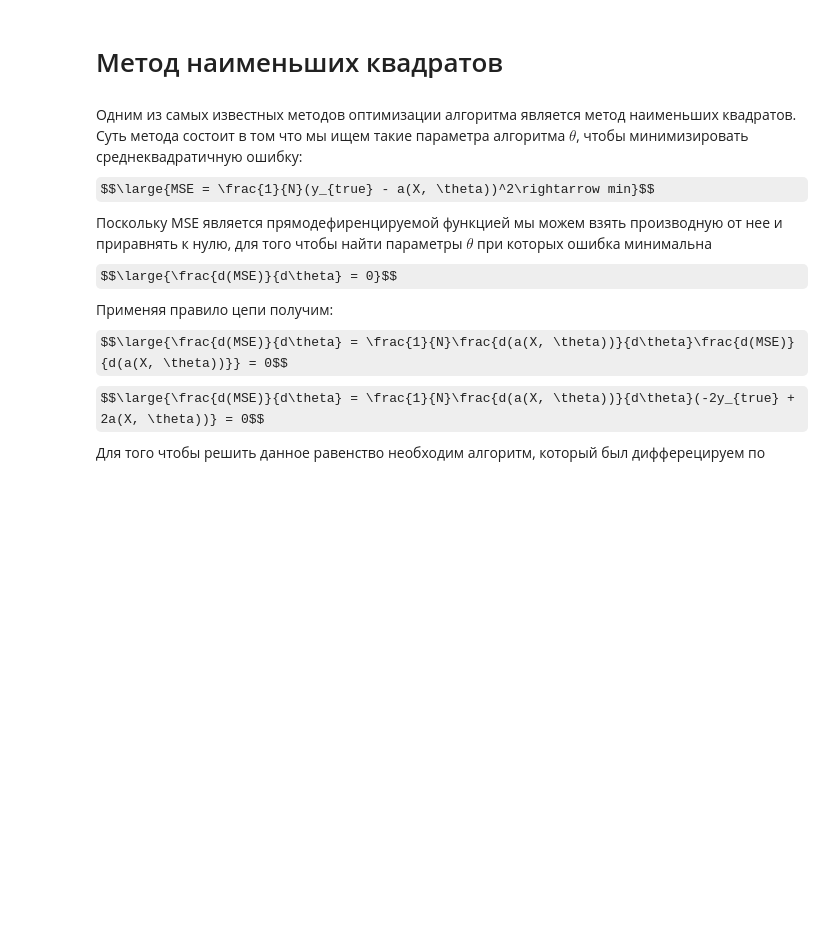
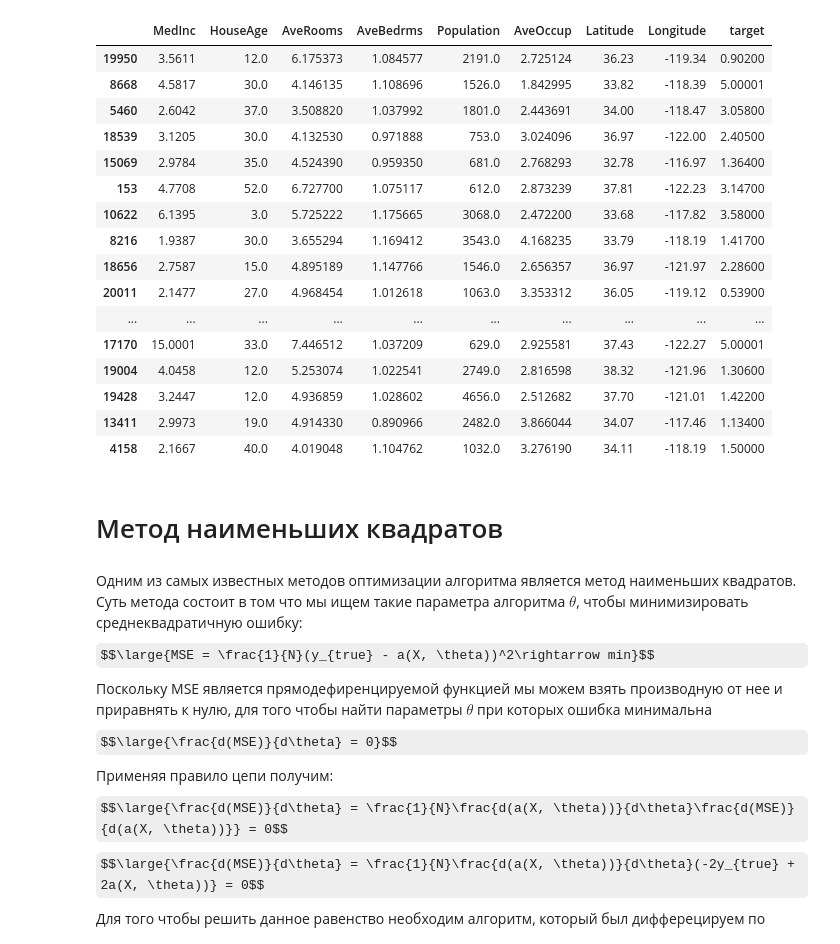
Before and after one commit to IMDxD/MLIsuct, a Jupyter notebook: fall2021/lecture6/LinearModel.ipynb, the cells around one changed output. Drawn from its saved outputs; the diff is of its cells as text; code cells hidden in the pictures; some formulas as TeX source; blank space fills up the shorter version.

```diff
--- a/fall2021/lecture6/LinearModel.ipynb
+++ b/fall2021/lecture6/LinearModel.ipynb
@@ -15,3 +18,29 @@ import matplotlib.pyplot as plt
+# %%
+data = fetch_california_housing()
+# %%
+df = pd.DataFrame(data["data"], columns=data["feature_names"])
+# %%
+df["target"] = data["target"]
+# %%
+df.sample(50)
+# %% [output]
+|  | MedInc | HouseAge | AveRooms | AveBedrms | Population | AveOccup | Latitude | Longitude | target |
+| 19950 | 3.5611 | 12.0 | 6.175373 | 1.084577 | 2191.0 | 2.725124 | 36.23 | -119.34 | 0.90200 |
+| 8668 | 4.5817 | 30.0 | 4.146135 | 1.108696 | 1526.0 | 1.842995 | 33.82 | -118.39 | 5.00001 |
+| 5460 | 2.6042 | 37.0 | 3.508820 | 1.037992 | 1801.0 | 2.443691 | 34.00 | -118.47 | 3.05800 |
+| 18539 | 3.1205 | 30.0 | 4.132530 | 0.971888 | 753.0 | 3.024096 | 36.97 | -122.00 | 2.40500 |
+| 15069 | 2.9784 | 35.0 | 4.524390 | 0.959350 | 681.0 | 2.768293 | 32.78 | -116.97 | 1.36400 |
+| 153 | 4.7708 | 52.0 | 6.727700 | 1.075117 | 612.0 | 2.873239 | 37.81 | -122.23 | 3.14700 |
+| 10622 | 6.1395 | 3.0 | 5.725222 | 1.175665 | 3068.0 | 2.472200 | 33.68 | -117.82 | 3.58000 |
+| 8216 | 1.9387 | 30.0 | 3.655294 | 1.169412 | 3543.0 | 4.168235 | 33.79 | -118.19 | 1.41700 |
+| 18656 | 2.7587 | 15.0 | 4.895189 | 1.147766 | 1546.0 | 2.656357 | 36.97 | -121.97 | 2.28600 |
+| 20011 | 2.1477 | 27.0 | 4.968454 | 1.012618 | 1063.0 | 3.353312 | 36.05 | -119.12 | 0.53900 |
+| ... | ... | ... | ... | ... | ... | ... | ... | ... | ... |
+| 17170 | 15.0001 | 33.0 | 7.446512 | 1.037209 | 629.0 | 2.925581 | 37.43 | -122.27 | 5.00001 |
+| 19004 | 4.0458 | 12.0 | 5.253074 | 1.022541 | 2749.0 | 2.816598 | 38.32 | -121.96 | 1.30600 |
+| 19428 | 3.2447 | 12.0 | 4.936859 | 1.028602 | 4656.0 | 2.512682 | 37.70 | -121.01 | 1.42200 |
+| 13411 | 2.9973 | 19.0 | 4.914330 | 0.890966 | 2482.0 | 3.866044 | 34.07 | -117.46 | 1.13400 |
+| 4158 | 2.1667 | 40.0 | 4.019048 | 1.104762 | 1032.0 | 3.276190 | 34.11 | -118.19 | 1.50000 |
 # %% [markdown]
 # Метод наименьших квадратов
 # %% [markdown]
```
Also changed, not shown: parts of 2 cells of this notebook, 13 other files.
